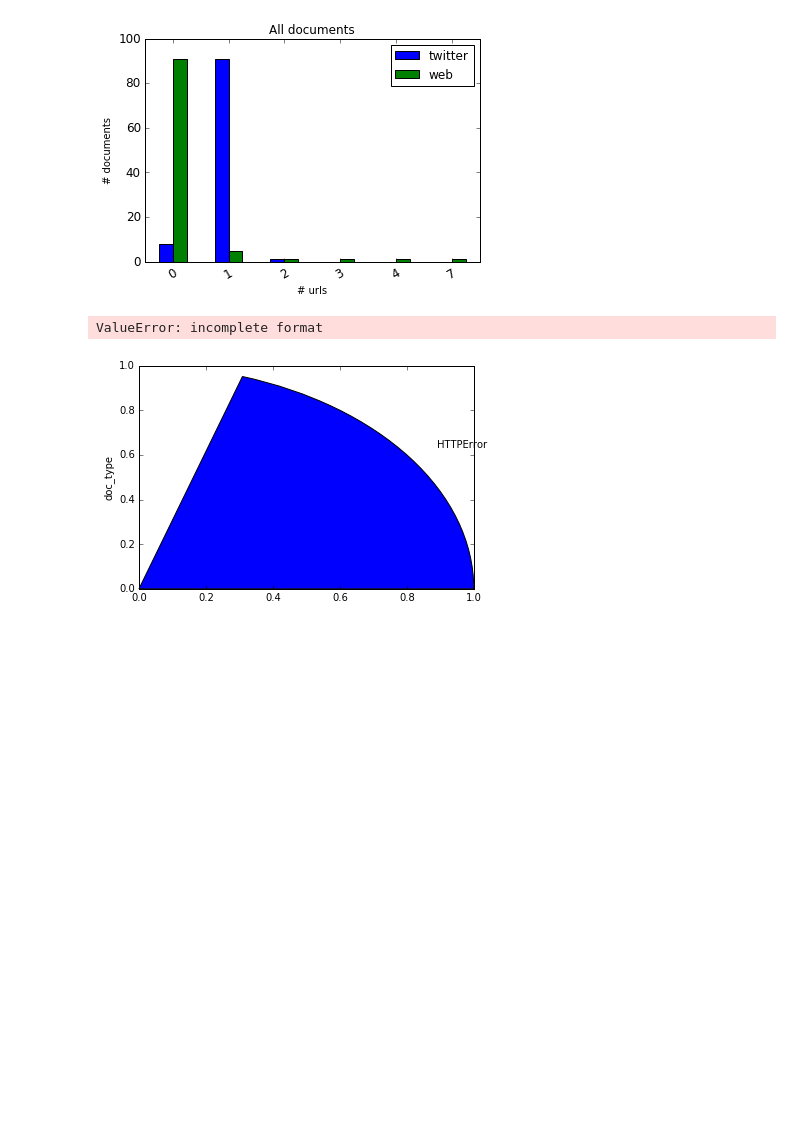
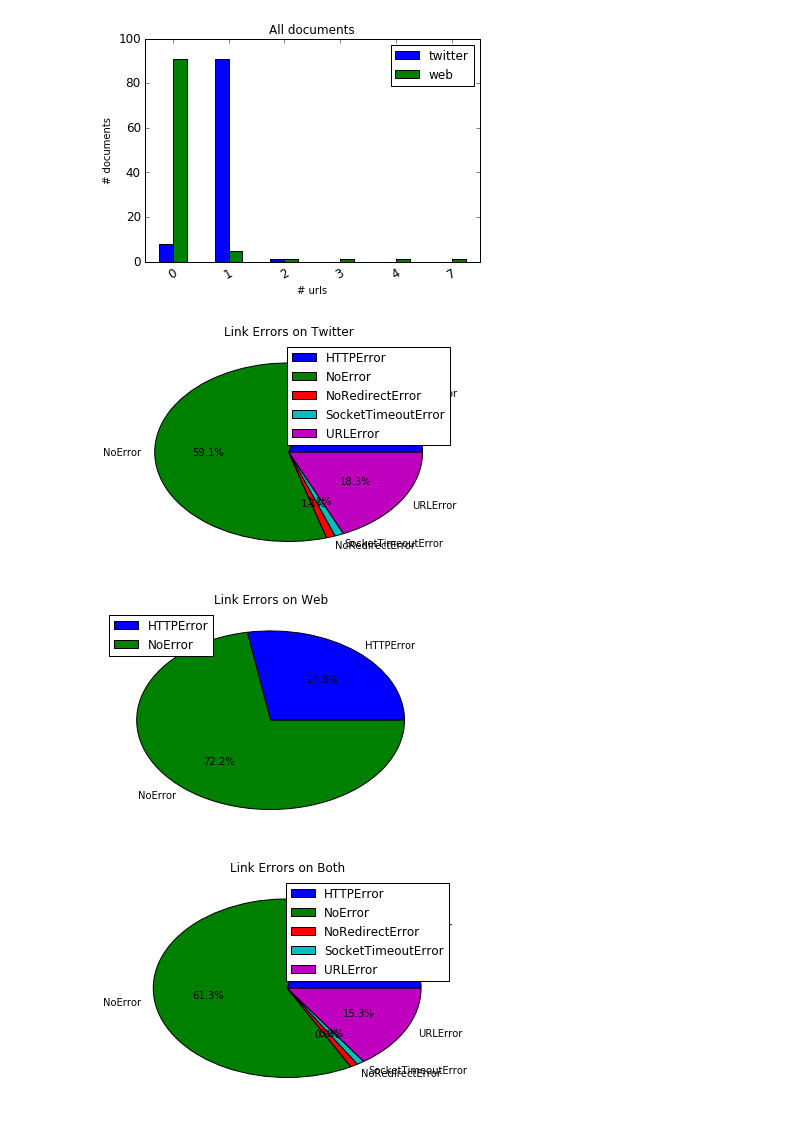
Before and after one commit to psmeros/SciLens, a Jupyter notebook: src/plotLinks.ipynb, the cells around one changed output. Saved outputs shown, nothing was run; the diff lists cells and outputs as text; code cells hidden in the pictures; blank space fills up the shorter version.

```diff
--- a/src/plotLinks.ipynb
+++ b/src/plotLinks.ipynb
@@ -147,26 +147,27 @@ def resolveURLs(documents):
 # %%
 def plotLinkErrors(limitDocuments=10):
     documents = readFromDB(limitDocuments)
     documents = extractLinks(documents)
     documents = flattenLinks(documents)
     documents = resolveURLs(documents)
 
     documents = documents[['doc_type','error']]
 
     #Groups and counts by error and plots the respective pies.
     twitter = documents[documents['doc_type']=='twitter']
     numOfLinks = twitter.shape[0]
-    ax = twitter.groupby('error').agg('count').apply(lambda x: x/numOfLinks).plot.pie(y='doc_type', autopct='{%.f}sa\%', title='Link Errors on Twitter')
+    ax = twitter.groupby('error').agg('count').apply(lambda x: x/numOfLinks).plot.pie(y='doc_type', autopct='%1.1f%%', title='Link Errors on Twitter')
     ax.set_ylabel('')
     web = documents[documents['doc_type']=='web']
     numOfLinks = web.shape[0]
-    ax = web.groupby('error').agg('count').apply(lambda x: x/numOfLinks).plot.pie(y='doc_type', autopct='%.f', title='Link Errors on Web')
+    ax = web.groupby('error').agg('count').apply(lambda x: x/numOfLinks).plot.pie(y='doc_type', autopct='%1.1f%%', title='Link Errors on Web')
     ax.set_ylabel('')
     numOfLinks = documents.shape[0]
-    ax = documents.groupby('error').agg('count').apply(lambda x: x/numOfLinks).plot.pie(y='doc_type', autopct='%.f', title='Link Errors on Both')
+    ax = documents.groupby('error').agg('count').apply(lambda x: x/numOfLinks).plot.pie(y='doc_type', autopct='%1.1f%%', title='Link Errors on Both')
     ax.set_ylabel('')
 
-plotLinkErrors(10)
+plotLinkErrors(100)
 # %% [output]
-ValueError: incomplete format
-[figure, old version]
+[figure, new version]
+[figure, added]
+[figure, added]
```
Also changed, not shown: parts of 1 cell of this notebook.
